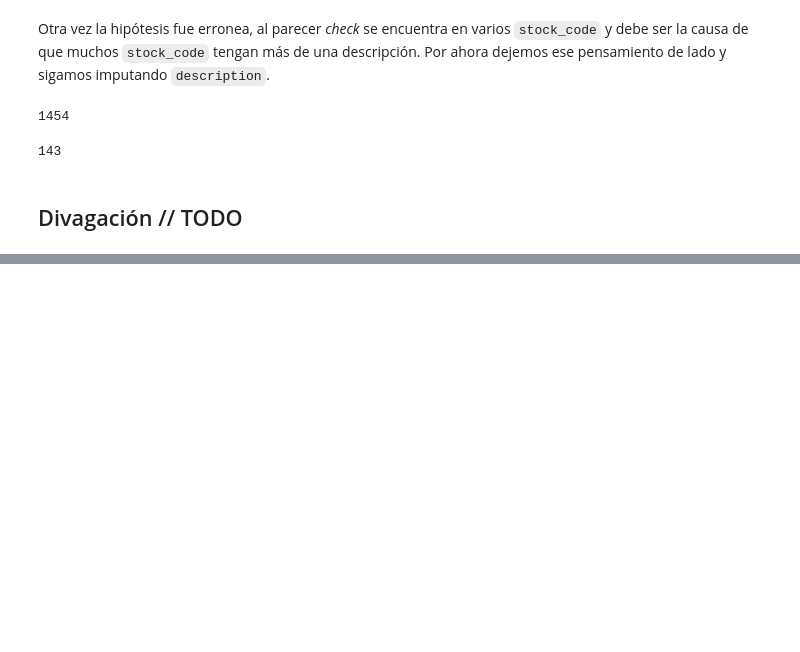
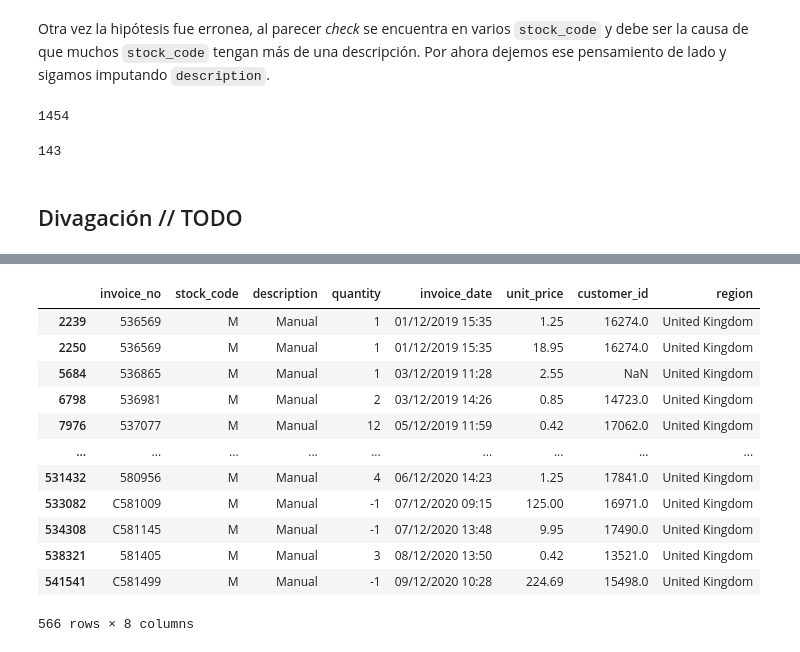
Before and after one commit to MaElmoon39/RetailSaviors, a Jupyter notebook: Cruh.ipynb, the cells around one changed output, grey strips where cells are left out. Cells and saved outputs as stored; diff of their text form; code cells hidden in the pictures; blank space fills up the shorter version.

```diff
--- a/Cruh.ipynb
+++ b/Cruh.ipynb
@@ -288,0 +400,16 @@ df[df['quantity'] < 0]
+# %%
+df[df['stock_code'] == 'M']
+# %% [output]
+|  | invoice_no | stock_code | description | quantity | invoice_date | unit_price | customer_id | region |
+| 2239 | 536569 | M | Manual | 1 | 01/12/2019 15:35 | 1.25 | 16274.0 | United Kingdom |
+| 2250 | 536569 | M | Manual | 1 | 01/12/2019 15:35 | 18.95 | 16274.0 | United Kingdom |
+| 5684 | 536865 | M | Manual | 1 | 03/12/2019 11:28 | 2.55 | NaN | United Kingdom |
+| 6798 | 536981 | M | Manual | 2 | 03/12/2019 14:26 | 0.85 | 14723.0 | United Kingdom |
+| 7976 | 537077 | M | Manual | 12 | 05/12/2019 11:59 | 0.42 | 17062.0 | United Kingdom |
+| ... | ... | ... | ... | ... | ... | ... | ... | ... |
+| 531432 | 580956 | M | Manual | 4 | 06/12/2020 14:23 | 1.25 | 17841.0 | United Kingdom |
+| 533082 | C581009 | M | Manual | -1 | 07/12/2020 09:15 | 125.00 | 16971.0 | United Kingdom |
+| 534308 | C581145 | M | Manual | -1 | 07/12/2020 13:48 | 9.95 | 17490.0 | United Kingdom |
+| 538321 | 581405 | M | Manual | 3 | 08/12/2020 13:50 | 0.42 | 13521.0 | United Kingdom |
+| 541541 | C581499 | M | Manual | -1 | 09/12/2020 10:28 | 224.69 | 15498.0 | United Kingdom |
+566 rows × 8 columns
```
Also changed, not shown: parts of 32 cells of this notebook.
